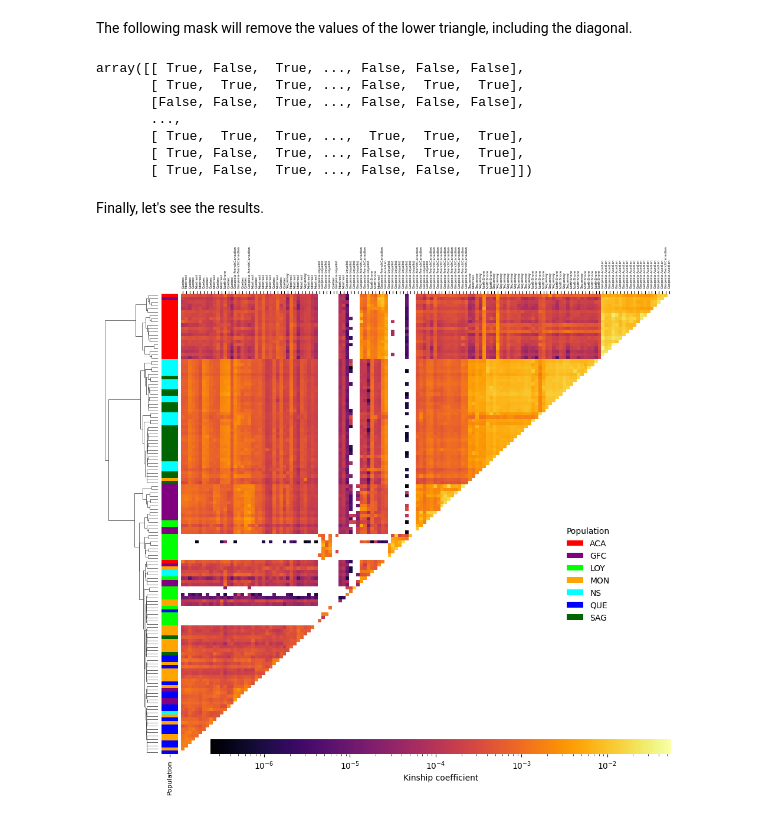
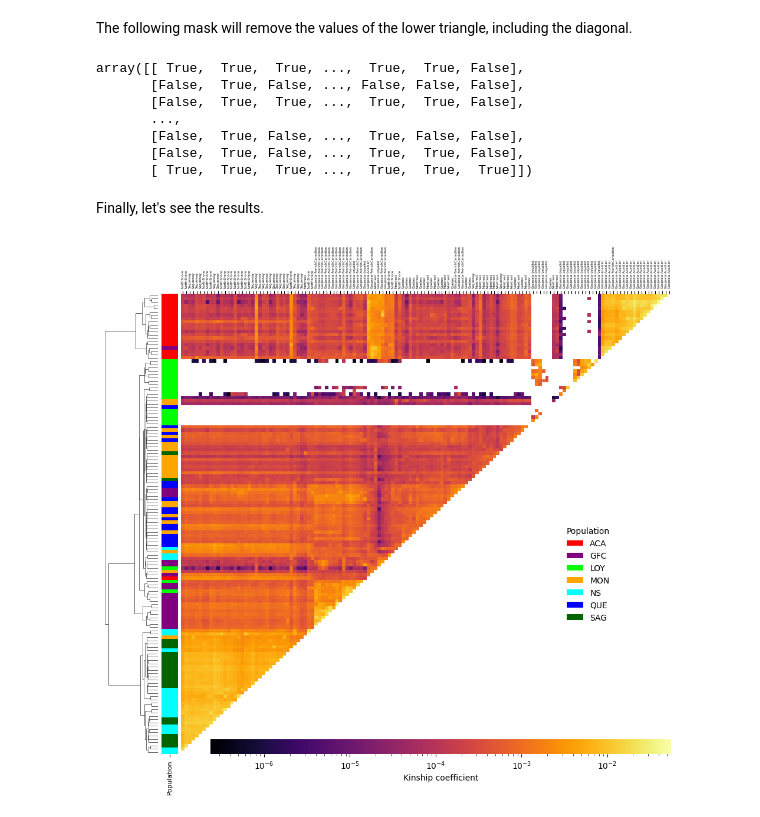
Before and after one commit to Genopop/geneakit, a Jupyter notebook: examples/kinship_heatmap.ipynb, the cells around one changed output. Cells and saved outputs as stored; diff of their text form; code cells hidden in the pictures.

Commit message:
Use optimal_ordering for kinship_heatmap example

```diff
--- a/examples/kinship_heatmap.ipynb
+++ b/examples/kinship_heatmap.ipynb
@@ -175,7 +175,7 @@ The following mask will remove the values of the lower triangle, including the d
 # %%
 n = phi.shape[0]
 mask = np.zeros((n, n), dtype=bool)
-Z = hierarchy.linkage(phi, method='ward')
+Z = hierarchy.linkage(phi, method='ward', optimal_ordering=True)
 ordering = hierarchy.leaves_list(Z)
 for i in range(n):
     for j in range(n):
@@ -183,13 +183,13 @@ for i in range(n):
             mask[ordering[i], ordering[j]] = True
 mask
 # %% [output]
-array([[ True, False,  True, ..., False, False, False],
-       [ True,  True,  True, ..., False,  True,  True],
-       [False, False,  True, ..., False, False, False],
+array([[ True,  True,  True, ...,  True,  True, False],
+       [False,  True, False, ..., False, False, False],
+       [False,  True,  True, ...,  True,  True, False],
        ...,
-       [ True,  True,  True, ...,  True,  True,  True],
-       [ True, False,  True, ..., False,  True,  True],
-       [ True, False,  True, ..., False, False,  True]])
+       [False,  True, False, ...,  True, False, False],
+       [False,  True, False, ...,  True,  True, False],
+       [ True,  True,  True, ...,  True,  True,  True]])
 # %% [markdown]
 Finally, let's see the results.
 # %%
@@ -204,36 +204,38 @@ cm = sns.clustermap(phi,
                               'orientation': 'horizontal'},
                     dendrogram_ratio=(.1, 0),
                     figsize=(10, 10),
-                    norm=LogNorm())
+                    norm=LogNorm(),
+                    row_linkage=Z,
+                    col_linkage=Z)
 
 # Invert the x-axis
 cm.ax_heatmap.invert_xaxis()
 
 # Add a label to the row colors
 cm.ax_row_colors.set_xticks([0.5])
 cm.ax_row_colors.set_xticklabels(['Population'], rotation=90, fontsize=8)
 
 # Colorbar
 cm.ax_cbar.yaxis.set_ticks_position('left')
 cm.ax_cbar.yaxis.set_label_position('left')
 x0, y0, w0, h0 = cm.cbar_pos
 x1, y1, w1, h1 = cm.ax_heatmap.get_position().bounds
 cm.ax_cbar.set_position([x1 + w0, y1, w1 - w0, w0 / 2])
 
 # Move the xticklabels to the top
 cm.ax_heatmap.xaxis.set_ticks_position('top')
 cm.ax_heatmap.xaxis.set_label_position('top')
 cm.ax_heatmap.xaxis.set_tick_params(rotation=90, labelsize=4)
 
 # Create a list of legend elements
 legend_elements = [Patch(facecolor=color, label=pop) for pop, color in pop_to_color.items()]
 
 # Add the legend to the plot
 cm.ax_heatmap.legend(handles=legend_elements,
                      title='Population',
                      bbox_to_anchor=(w1, h1 / 2),
                      loc='center',
                      frameon=False)
 plt.show()
 # %% [output]
-[figure, old version]
+[figure, new version]
```
Also changed, not shown: parts of 1 cell of this notebook.
